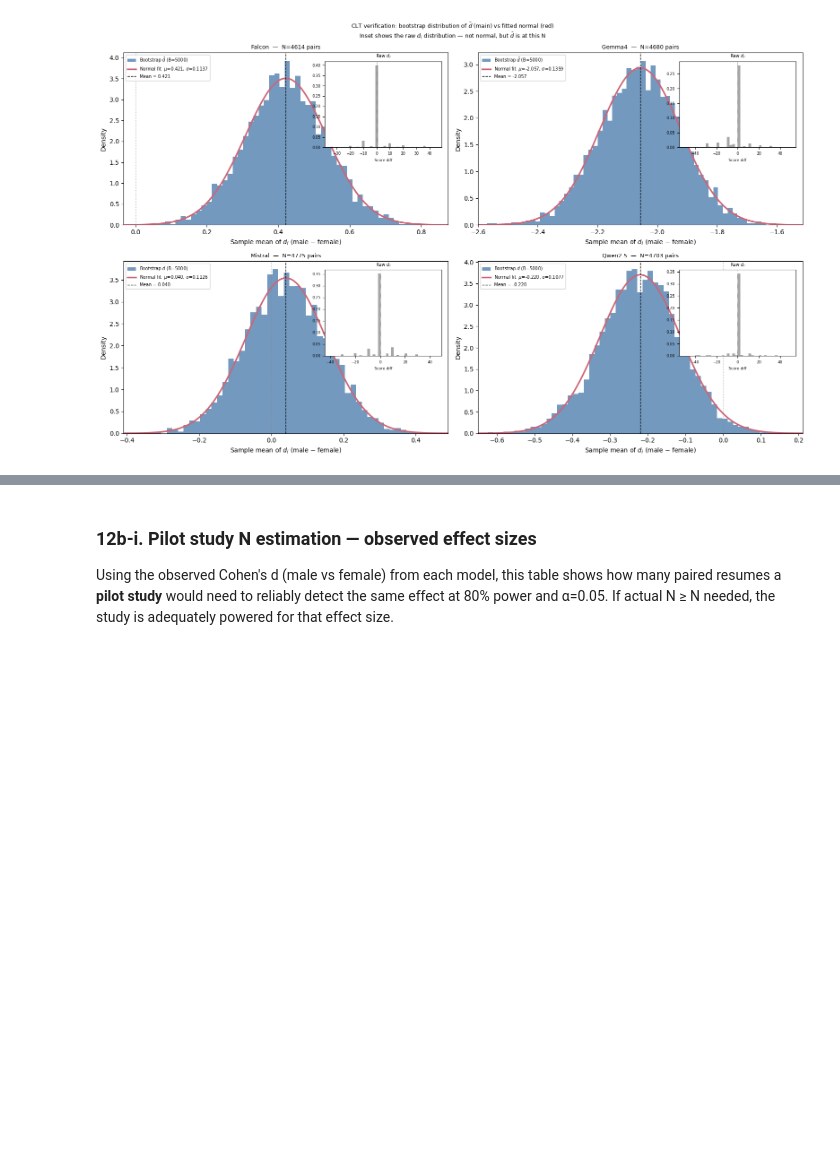
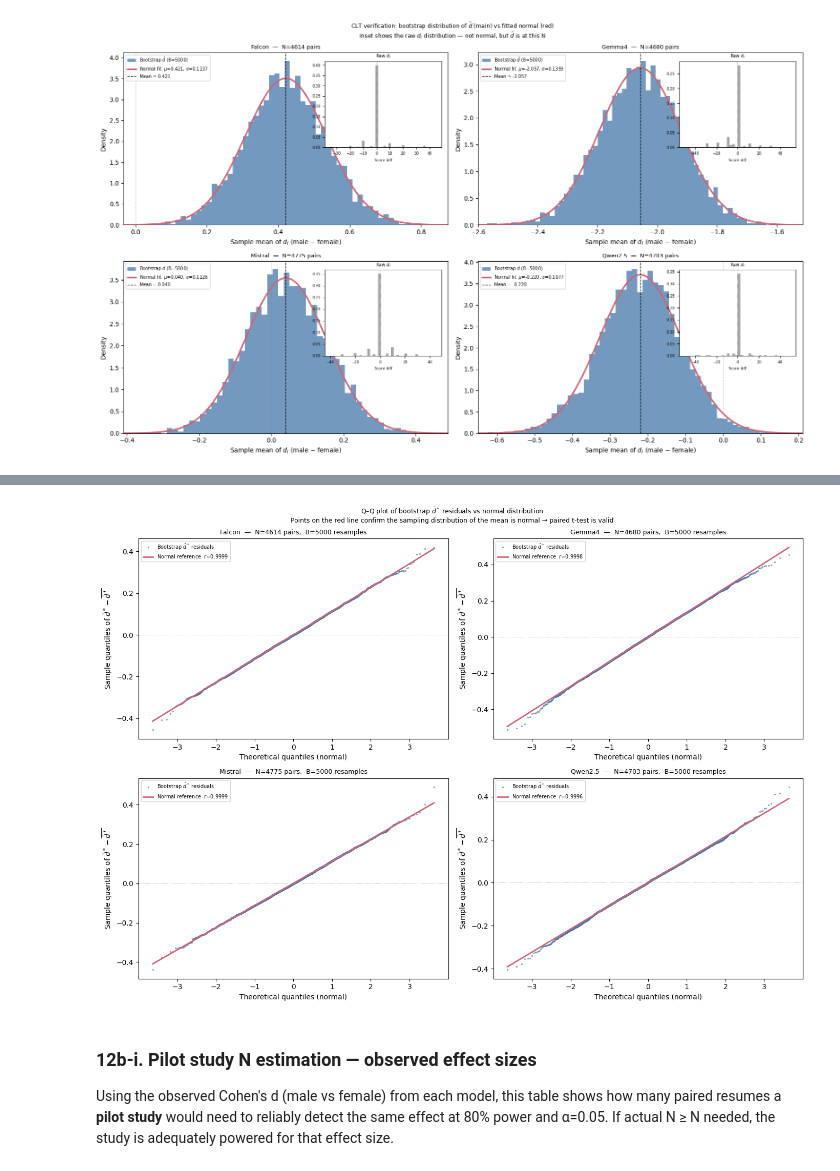
Before and after one commit to GustavWex/Evaluation-of-Artificial-Intelligence, a Jupyter notebook: FairCV_analysis.ipynb, the cells around one changed output, grey strips where cells are left out. Cells and saved outputs as stored; diff of their text form; code cells hidden in the pictures; blank space fills up the shorter version.

```diff
--- a/FairCV_analysis.ipynb
+++ b/FairCV_analysis.ipynb
@@ -575,3 +584,47 @@ plt.tight_layout(); plt.show()
+# %%
+from scipy.stats import probplot as _probplot
+
+_mlbls    = list(all_results.keys())
+_nm       = len(_mlbls)
+_ncols    = min(_nm, 2); _nrows = (_nm + 1) // 2
+_rng_qq   = np.random.default_rng(SEED)
+_B        = 5000
+
+fig, axes = plt.subplots(_nrows, _ncols, figsize=(7*_ncols, 5*_nrows), squeeze=False)
+_aflat = axes.flatten()
+
+for _ax, _lbl in zip(_aflat, _mlbls):
+    _df = all_results[_lbl]
+    _ok = ~(_df[['male_score','female_score']].isna().any(axis=1))
+    _d  = (_df.loc[_ok,'male_score'] - _df.loc[_ok,'female_score']).values
+    _n  = len(_d)
+
+    # Bootstrap distribution of the sample mean (mirrors the CLT cell)
+    _boot = np.array([_rng_qq.choice(_d, size=_n, replace=True).mean()
+                      for _ in range(_B)])
+    _res  = _boot - _boot.mean()
+
+    (osm, osr), (slope, intercept, r) = _probplot(_res, dist='norm')
+    _ax.plot(osm, osr, '.', color='#4477aa', alpha=0.5, markersize=3,
+             label=r'Bootstrap $\bar{d}^*$ residuals')
+    _ax.plot(osm, slope * np.array(osm) + intercept, color='#cc6677', lw=2,
+             label=f'Normal reference  $r$={r:.4f}')
+    _ax.axhline(0, color='#888888', lw=0.5, ls=':')
+    _ax.set_xlabel('Theoretical quantiles (normal)')
+    _ax.set_ylabel(r'Sample quantiles of $\bar{d}^* - \overline{\bar{d}^*}$')
+    _ax.set_title(f'{_lbl}  —  N={_n} pairs,  B={_B} resamples', fontsize=9)
+    _ax.legend(fontsize=7)
+
+for _ax in _aflat[_nm:]: _ax.set_visible(False)
+plt.suptitle(
+    r'Q–Q plot of bootstrap $\bar{d}^*$ residuals vs normal distribution' + '\n'
+    'Points on the red line confirm the sampling distribution of the mean is normal'
+    ' → paired t-test is valid',
+    fontsize=9
+)
+plt.tight_layout(); plt.show()
+# %% [output]
+[figure, added]
 # %% [markdown]
 ### 12b-i. Pilot study N estimation — observed effect sizes
 
```
Also changed, not shown: parts of 4 cells of this notebook.
